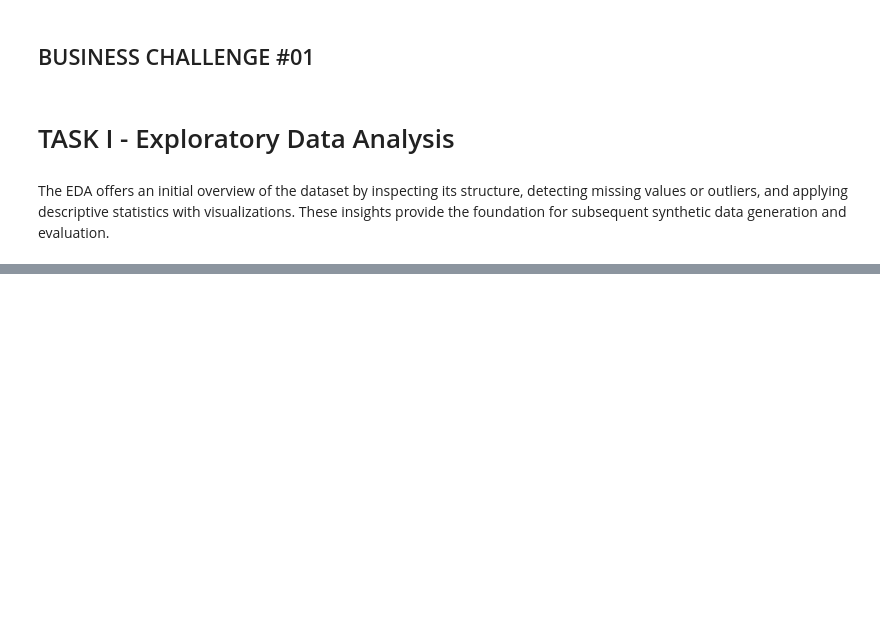
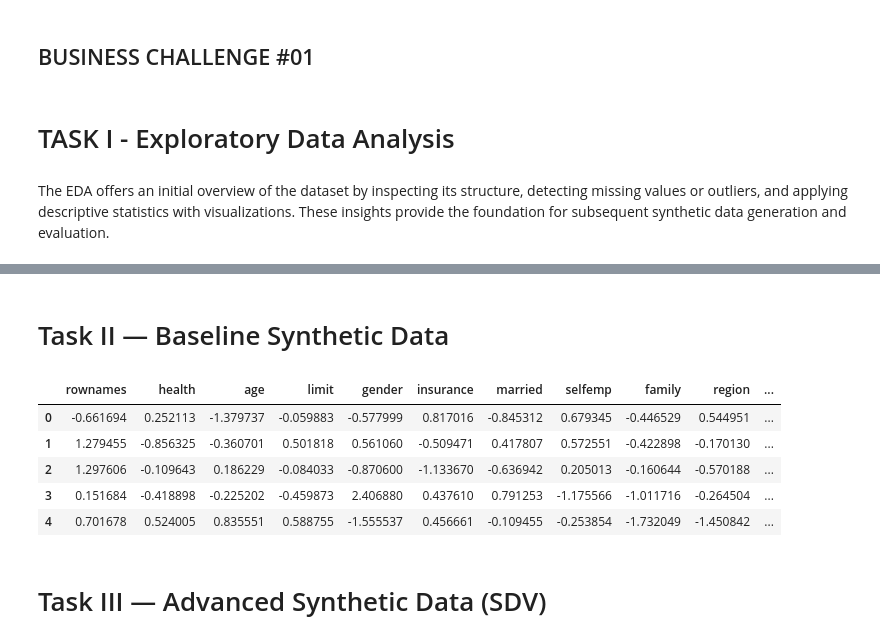
Before and after one commit to prumucena1979/UNFTERM4, a Jupyter notebook: Group#03_DAMO630_29_Assignment01 copy.ipynb, the cells around one changed output, grey strips where cells are left out. Saved outputs shown, nothing was run; the diff lists cells and outputs as text; code cells hidden in the pictures; blank space fills up the shorter version.

Commit message:
BC01 + BC01 with partial Task01

```diff
--- a/Group#03_DAMO630_29_Assignment01 copy.ipynb
+++ b/Group#03_DAMO630_29_Assignment01 copy.ipynb
@@ -129,0 +113,18 @@ else:
+# %% [markdown]
+# Task II — Baseline Synthetic Data
+# %%
+# 2.1 Random noise baseline
+synthetic_baseline = pd.DataFrame(
+    np.random.randn(df.shape[0], df.shape[1]),
+    columns=df.columns
+)
+display(synthetic_baseline.head())
+# %% [output]
+|  | rownames | health | age | limit | gender | insurance | married | selfemp | family | region | ... |
+| 0 | -0.661694 | 0.252113 | -1.379737 | -0.059883 | -0.577999 | 0.817016 | -0.845312 | 0.679345 | -0.446529 | 0.544951 | ... |
+| 1 | 1.279455 | -0.856325 | -0.360701 | 0.501818 | 0.561060 | -0.509471 | 0.417807 | 0.572551 | -0.422898 | -0.170130 | ... |
+| 2 | 1.297606 | -0.109643 | 0.186229 | -0.084033 | -0.870600 | -1.133670 | -0.636942 | 0.205013 | -0.160644 | -0.570188 | ... |
+| 3 | 0.151684 | -0.418898 | -0.225202 | -0.459873 | 2.406880 | 0.437610 | 0.791253 | -1.175566 | -1.011716 | -0.264504 | ... |
+| 4 | 0.701678 | 0.524005 | 0.835551 | 0.588755 | -1.555537 | 0.456661 | -0.109455 | -0.253854 | -1.732049 | -1.450842 | ... |
+# %% [markdown]
+# Task III — Advanced Synthetic Data (SDV)
```
Also changed, not shown: parts of 23 cells of this notebook, 4 other files.
